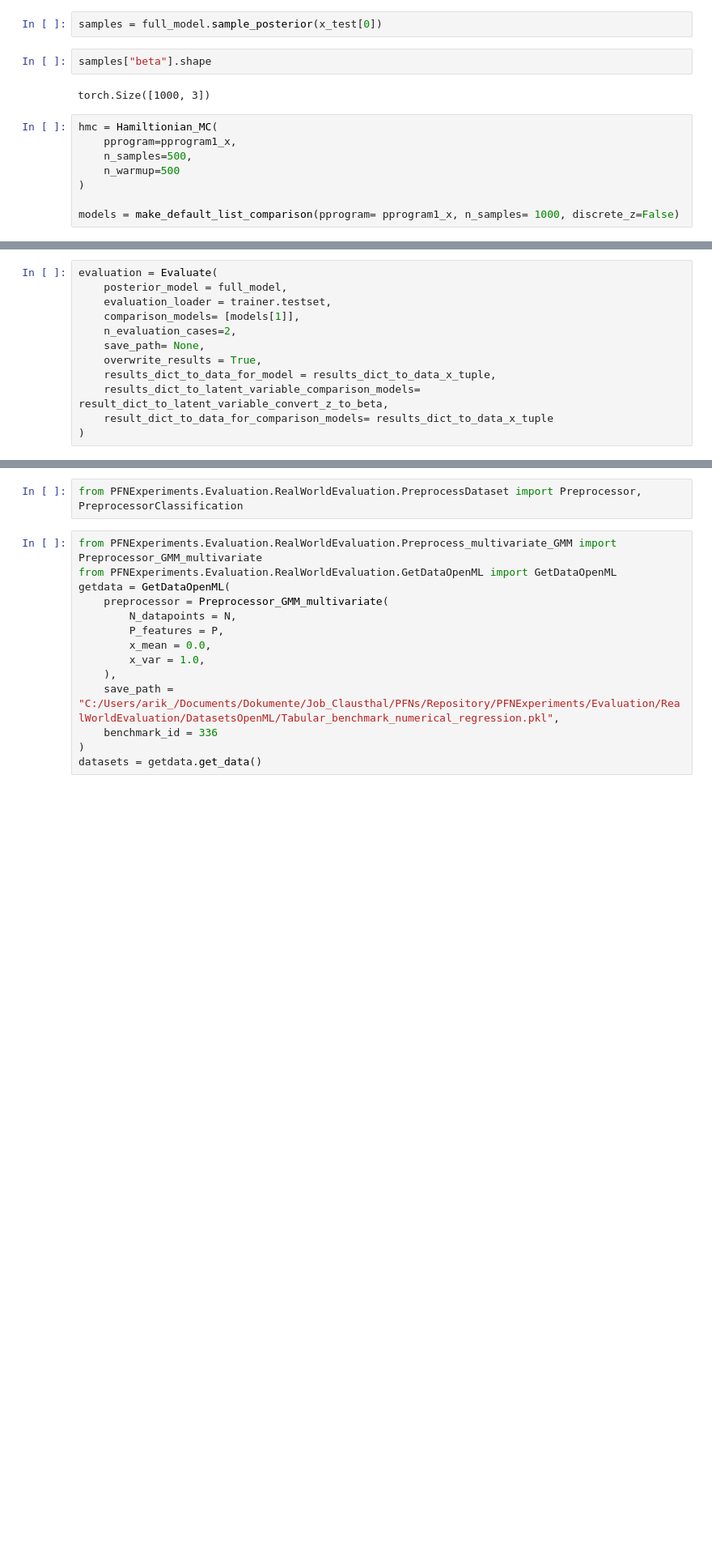
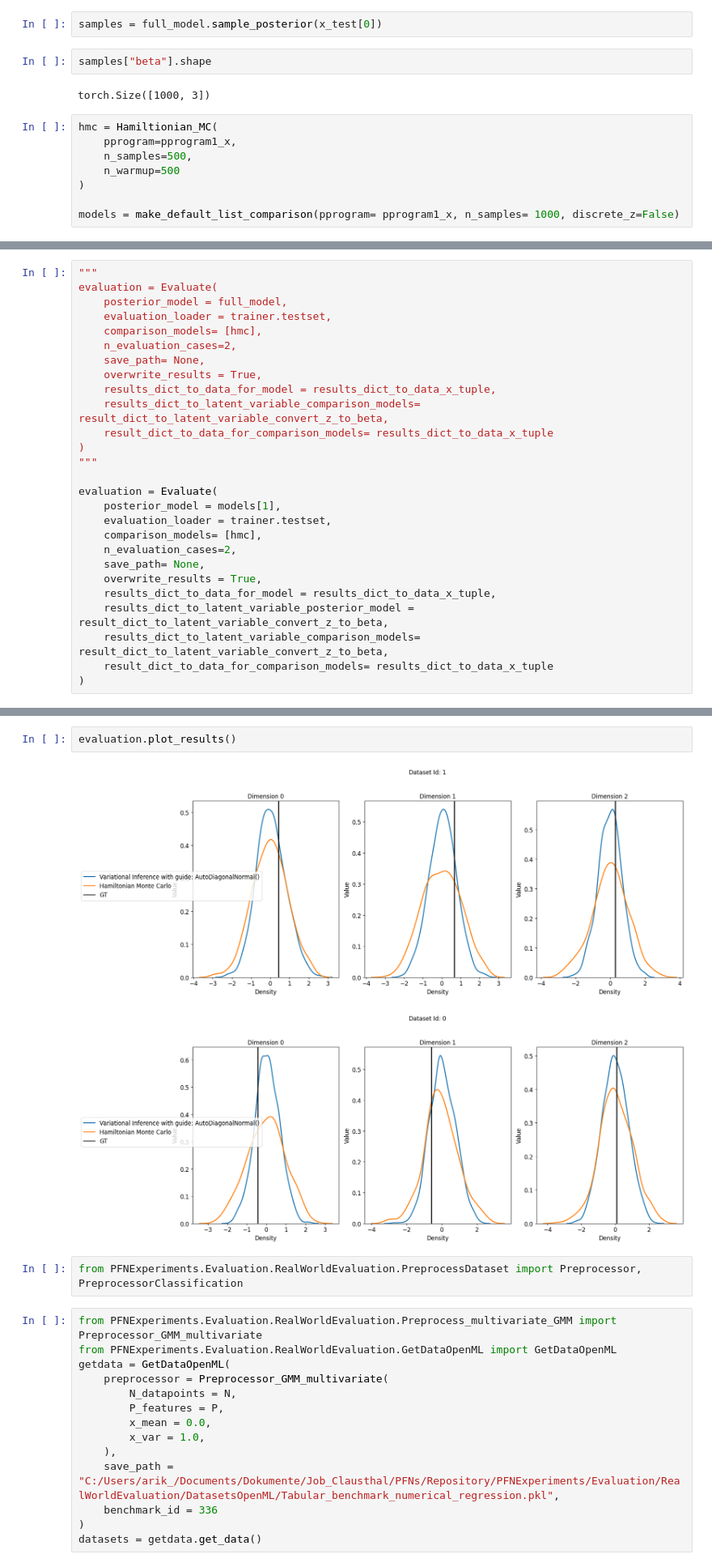
Before and after one commit to ArikReuter/ICL_for_Full_Bayesian_Inference, a Jupyter notebook: LatentFactorModels/Workflow_FA.ipynb, the cells around one changed output, grey strips where cells are left out. Shown at 81% size. Cells and saved outputs as stored; diff of their text form; blank space fills up the shorter version.

```diff
--- a/LatentFactorModels/Workflow_FA.ipynb
+++ b/LatentFactorModels/Workflow_FA.ipynb
@@ -338,8 +361,9 @@ models = make_default_list_comparison(pprogram= pprogram1_x, n_samples= 1000, di
 # %%
+"""
 evaluation = Evaluate(
     posterior_model = full_model,
     evaluation_loader = trainer.testset,
-    comparison_models= [models[1]],
+    comparison_models= [hmc],
     n_evaluation_cases=2,
     save_path= None,
     overwrite_results = True,
@@ -347,6 +371,20 @@ evaluation = Evaluate(
     results_dict_to_latent_variable_comparison_models= result_dict_to_latent_variable_convert_z_to_beta,
     result_dict_to_data_for_comparison_models= results_dict_to_data_x_tuple
 )
+"""
+
+evaluation = Evaluate(
+    posterior_model = models[1],
+    evaluation_loader = trainer.testset,
+    comparison_models= [hmc],
+    n_evaluation_cases=2,
+    save_path= None,
+    overwrite_results = True,
+    results_dict_to_data_for_model = results_dict_to_data_x_tuple,
+    results_dict_to_latent_variable_posterior_model = result_dict_to_latent_variable_convert_z_to_beta,
+    results_dict_to_latent_variable_comparison_models= result_dict_to_latent_variable_convert_z_to_beta,
+    result_dict_to_data_for_comparison_models= results_dict_to_data_x_tuple
+)
 # %%
 evaluation.run_evaluation()
 # %% [output]
@@ -438,3 +464,8 @@ Summarized results:
+# %%
+evaluation.plot_results()
+# %% [output]
+[figure, added]
+[figure, added]
 # %%
 from PFNExperiments.Evaluation.RealWorldEvaluation.PreprocessDataset import Preprocessor, PreprocessorClassification
 # %%
```
Also changed, not shown: parts of 14 cells of this notebook, 4 other files.
